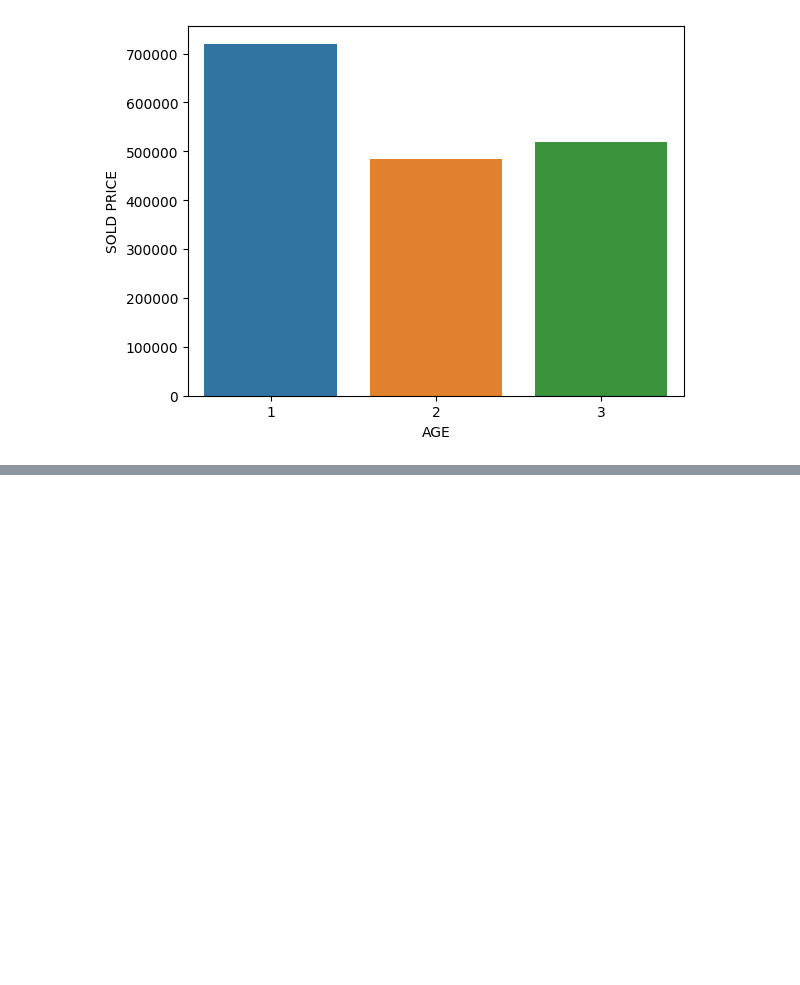
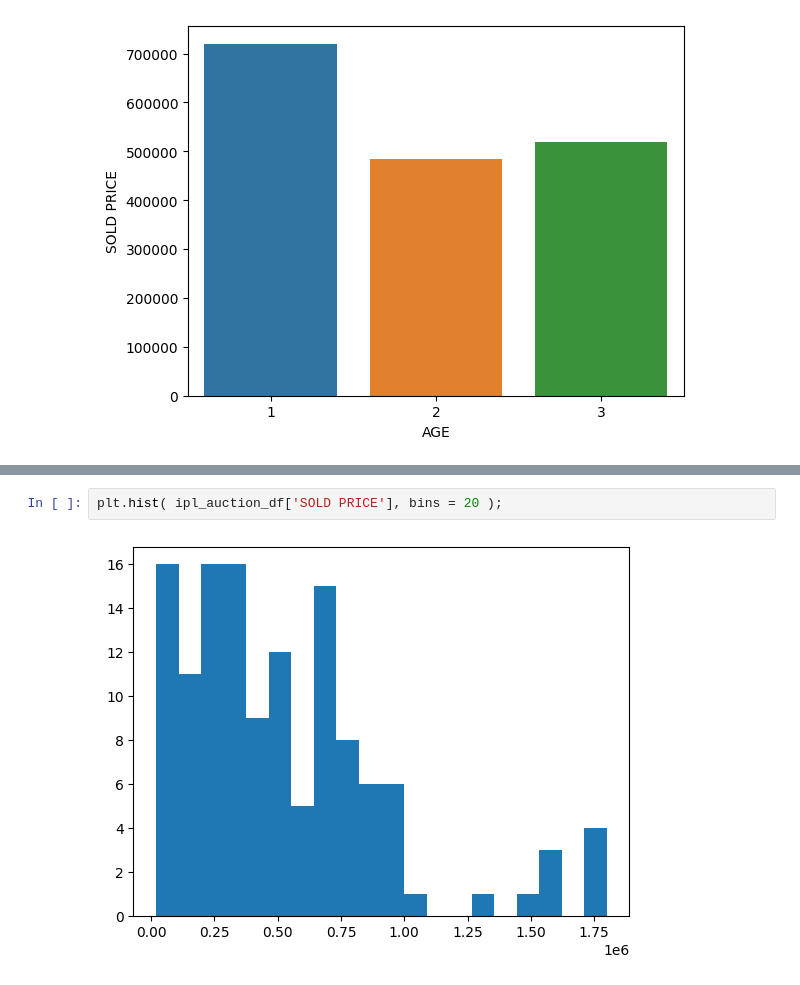
Before and after one commit to luanlimasoueu/analise-de-dados, a Jupyter notebook: livros/Fundamentals-of-AIML-text-book-4/2_capitulo/2_capitulo.ipynb, the cells around one changed output, grey strips where cells are left out. Drawn from its saved outputs; the diff is of its cells as text; blank space fills up the shorter version.

```diff
--- a/livros/Fundamentals-of-AIML-text-book-4/2_capitulo/2_capitulo.ipynb
+++ b/livros/Fundamentals-of-AIML-text-book-4/2_capitulo/2_capitulo.ipynb
@@ -402,0 +411,4 @@ sn.barplot(x = 'AGE', y = 'SOLD PRICE', data = soldprice_by_age);
+# %%
+plt.hist( ipl_auction_df['SOLD PRICE'], bins = 20 );
+# %% [output]
+[figure, added]
```
Also changed, not shown: parts of 21 cells of this notebook.
